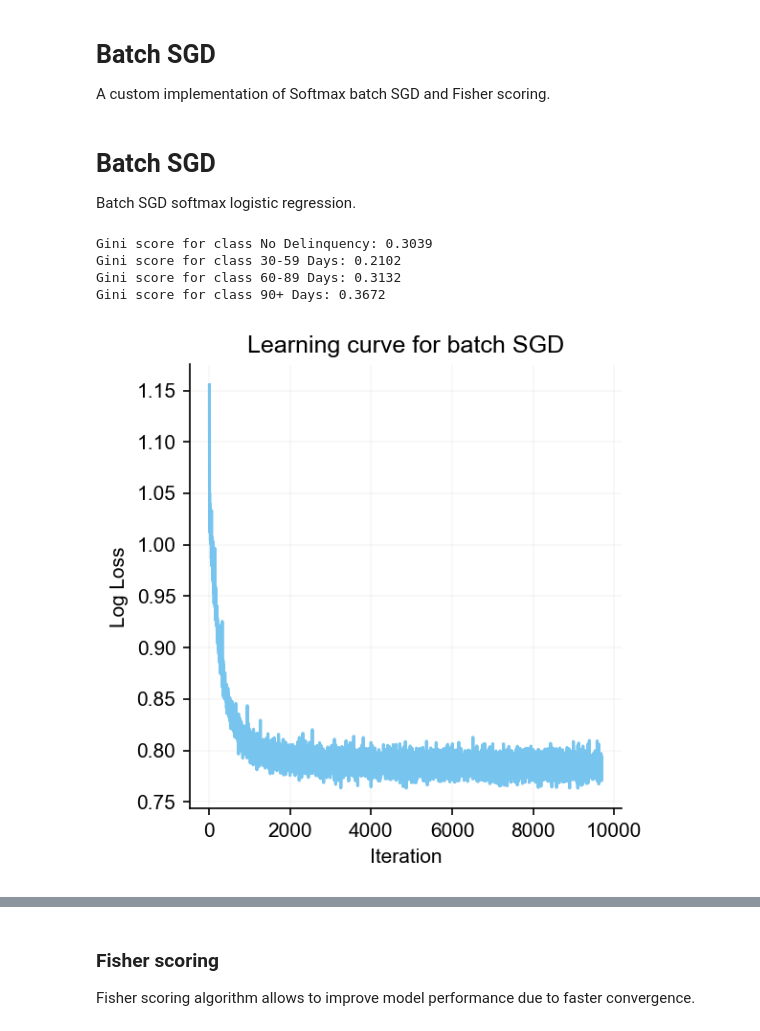
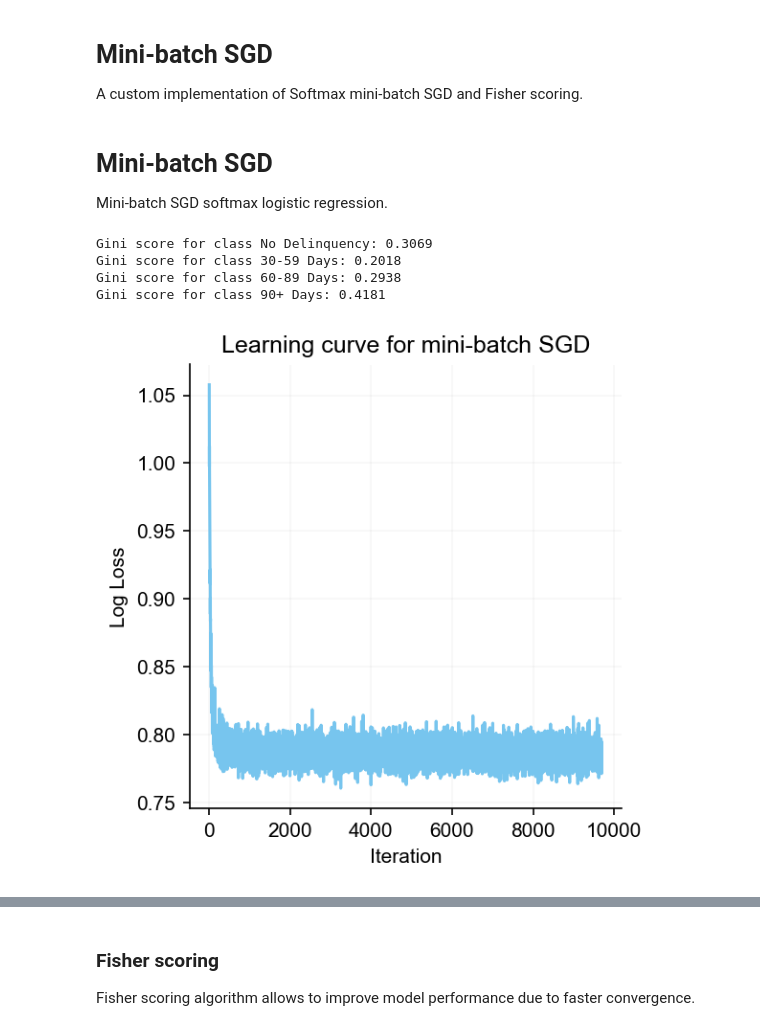
Before and after one commit to deburky/calibration, a Jupyter notebook: loss-functions/softmax-logistic-regression.ipynb, the cells around one changed output, grey strips where cells are left out. Cells and saved outputs as stored; diff of their text form; code cells hidden in the pictures.

```diff
--- a/loss-functions/softmax-logistic-regression.ipynb
+++ b/loss-functions/softmax-logistic-regression.ipynb
@@ -123,9 +127,9 @@ def plot_roc_curve(y_true, y_pred, class_tags, colors, title="ROC curve"):
     plt.legend()
     plt.show()
 # %% [markdown]
-### <span style="font-family: Virgil GS, sans-serif; color: navyblue; font-size: 25px;">Batch SGD</span>
+### <span style="font-family: Virgil GS, sans-serif; color: navyblue; font-size: 25px;">Mini-batch SGD</span>
 
-A custom implementation of Softmax batch SGD and Fisher scoring.
+A custom implementation of Softmax mini-batch SGD and Fisher scoring.
 # %%
 import numpy as np
 from sklearn.utils import shuffle
@@ -268,14 +272,14 @@ class SoftmaxLogisticRegression(object):
         z = X @ self.weights # type: ignore
         return self.softmax(z)
 # %% [markdown]
-### <span style="font-family: Virgil GS, sans-serif; color: navyblue; font-size: 25px;">Batch SGD</span>
+### <span style="font-family: Virgil GS, sans-serif; color: navyblue; font-size: 25px;">Mini-batch SGD</span>
 
-Batch SGD softmax logistic regression.
+Mini-batch SGD softmax logistic regression.
 # %%
 # fit the softmax regression model
 softmax_regression = SoftmaxLogisticRegression(
     n_classes=4,
-    learning_rate=1e-10,
+    learning_rate=1e-9,
     n_iter=10_000,
     regularization='l1',
     reg_param=0.05,
@@ -288,16 +292,16 @@ softmax_regression.fit(X.loc[ix_train], y.loc[ix_train])
 # %%
 y_pred = softmax_regression.predict_proba(X.loc[ix_test])
 
 # Print Gini scores
 print_gini_scores(y.loc[ix_test], y_pred, class_tags)
 plot_learning_curve(
     softmax_regression.losses, X.shape[0] // softmax_regression.batch_size,
-    title='Learning curve for batch SGD'
+    title='Learning curve for mini-batch SGD'
 )
-plot_roc_curve(y.loc[ix_test], y_pred, class_tags, colors, title='ROC curve for batch SGD')
+plot_roc_curve(y.loc[ix_test], y_pred, class_tags, colors, title='ROC curve for mini-batch SGD')
 # %% [output]
-Gini score for class No Delinquency: 0.3039
-Gini score for class 30-59 Days: 0.2102
-Gini score for class 60-89 Days: 0.3132
-Gini score for class 90+ Days: 0.3672
+Gini score for class No Delinquency: 0.3069
+Gini score for class 30-59 Days: 0.2018
+Gini score for class 60-89 Days: 0.2938
+Gini score for class 90+ Days: 0.4181
-[figure, old version]
+[figure, new version]
```
Also changed, not shown: parts of 8 cells of this notebook.
